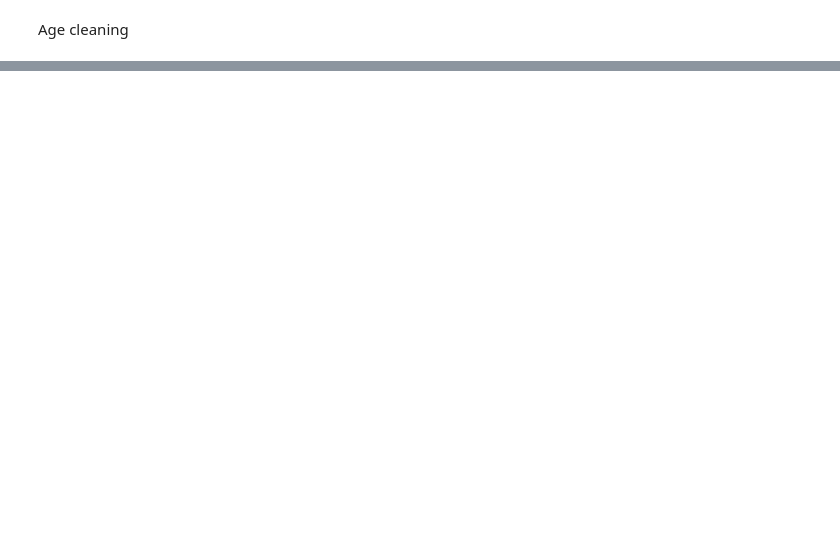
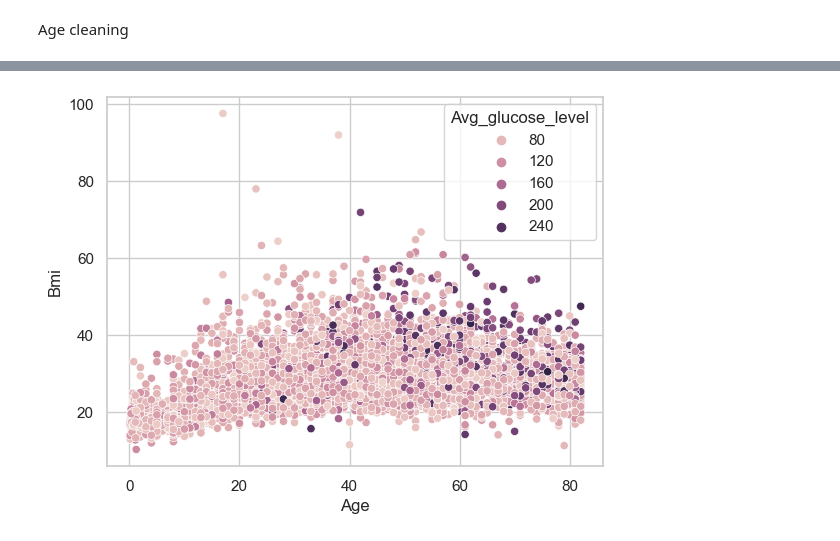
Before and after one commit to Padebeselis/Stroke_Prediction, a Jupyter notebook: EDA.ipynb, the cells around one changed output, grey strips where cells are left out. Cells and saved outputs as stored; diff of their text form; code cells hidden in the pictures; blank space fills up the shorter version.

```diff
--- a/EDA.ipynb
+++ b/EDA.ipynb
@@ -158,0 +238,5 @@ plt.show()
+# %%
+sns.scatterplot(stroke_data, x='Age', y='Bmi', hue='Avg_glucose_level')
+plt.show()
+# %% [output]
+[figure, added]
```
Also changed, not shown: parts of 50 cells of this notebook, 1 other file.
